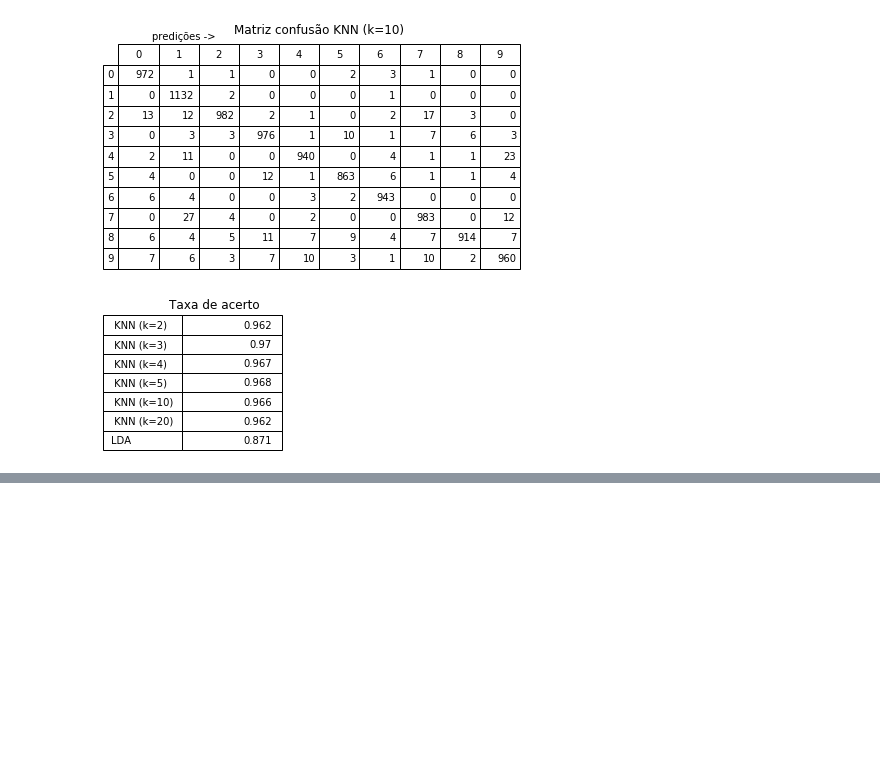
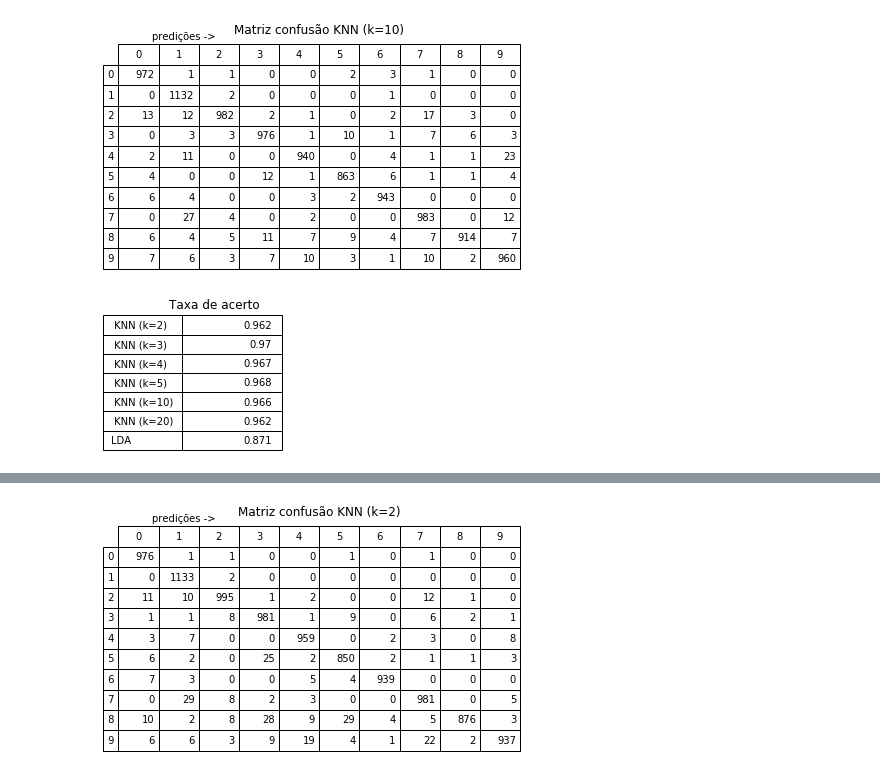
Before and after one commit to siqueiralex/knn_lda_mnist, a Jupyter notebook: Plotting Routines.ipynb, the cells around one changed output, grey strips where cells are left out. Saved outputs shown, nothing was run; the diff lists cells and outputs as text; code cells hidden in the pictures; blank space fills up the shorter version.

```diff
--- a/Plotting Routines.ipynb
+++ b/Plotting Routines.ipynb
@@ -91,0 +107,16 @@ plt.show()
+# %%
+mat_knn_2 = [[ 976,    1,    1,    0,   0,    1,    0,    1,   0,    0],[   0, 1133,    2,    0,    0,    0,    0,    0,    0,    0],[  11,   10,  995,    1,    2,    0,    0,   12,    1,    0],[   1,    1,    8,  981,    1,    9,    0,    6,    2,   1], [   3,    7,    0,    0,  959,    0,    2,    3,    0,    8], [   6,    2,    0,   25,    2,  850,    2,    1,    1,    3], [   7,    3,    0,    0,    5,    4,  939,    0,    0,    0], [   0,   29,    8,    2,    3,    0,    0,  981,    0,    5], [  10,    2,    8,   28,    9,   29,    4,    5,  876,    3],[   6,    6,    3,   9,   19,    4,    1,   22,    2,  937]]
+# %%
+fig, ax = plt.subplots()
+ax.xaxis.set_visible(False)
+ax.yaxis.set_visible(False)
+col_labels=[0,1,2,3,4,5,6,7,8,9]
+row_labels=[" 0 "," 1 "," 2 "," 3 "," 4 "," 5 "," 6 "," 7 "," 8 "," 9 " ]
+table = ax.table(cellText=mat_knn_2, colLabels=col_labels, rowLabels=row_labels , loc='upper center')
+table.scale(1.2,1.7)
+plt.title("Matriz confusão KNN (k=2)")
+plt.axis('off')
+plt.annotate("predições ->", (0,1))
+plt.show()
+# %% [output]
+[figure, added]
```
Also changed, not shown: parts of 4 cells of this notebook, 1 other file.
